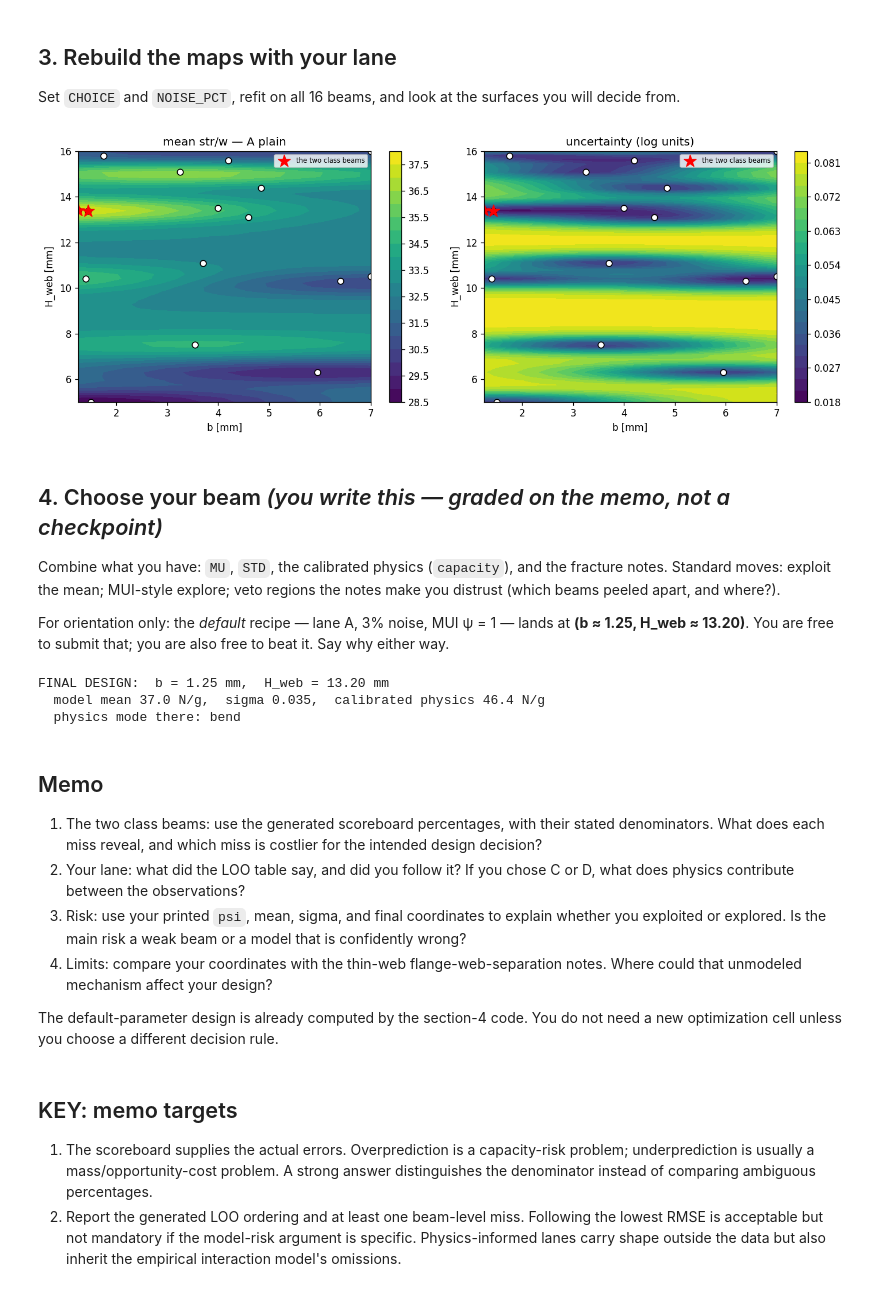
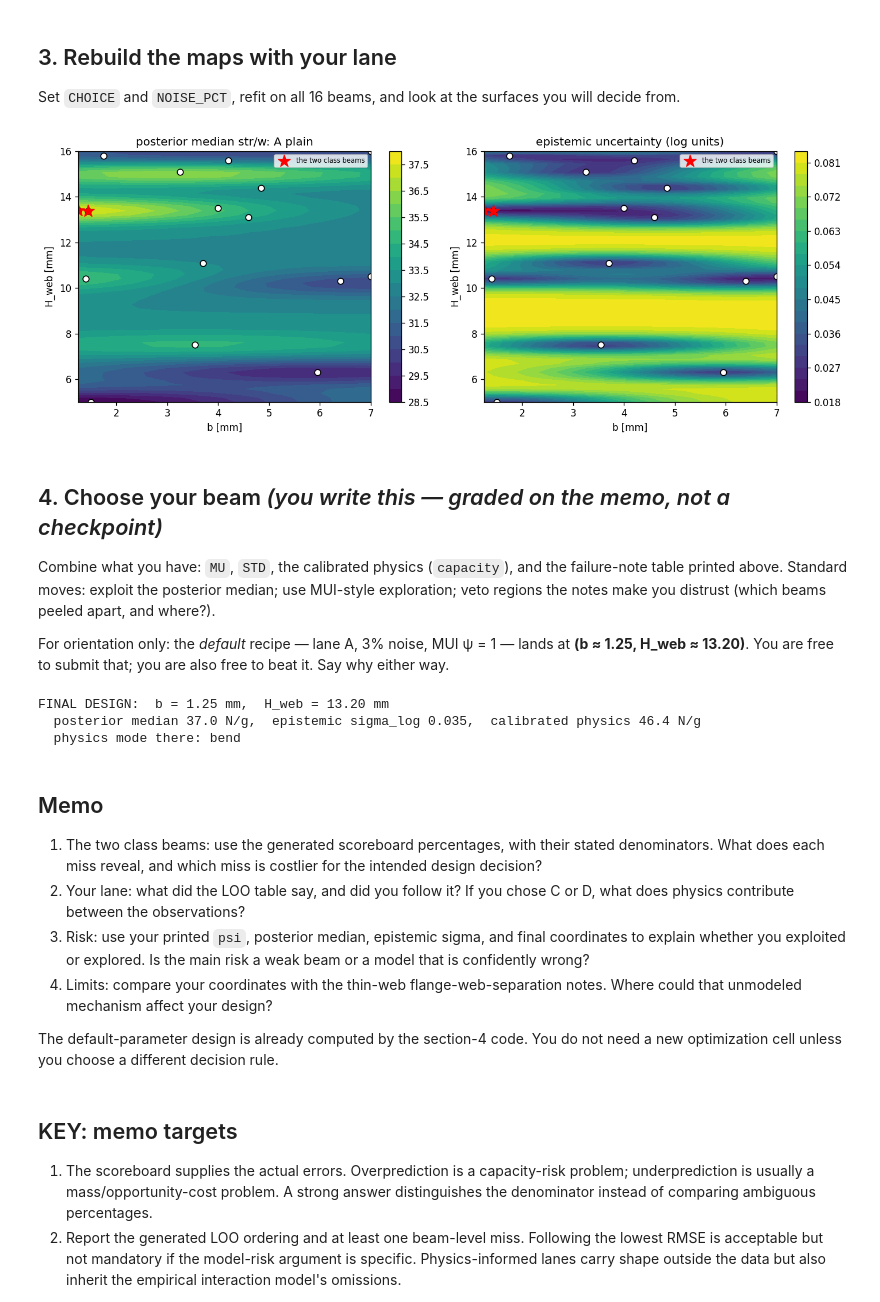
Before and after one commit to andrewvoss8-boop/core-me-data-science-activities-public, a Jupyter notebook: me323/Module1_drafts/ME323_Module1_Submission1_Design_KEY.ipynb, the cells around one changed output. Saved outputs shown, nothing was run; the diff lists cells and outputs as text; code cells hidden in the pictures.

Commit message:
Align Module 1 mass and uncertainty semantics
Distinguish measured from estimated mass, carry aleatory noise into future-beam bounds, and synchronize the notebooks, rubric, and lecture decks.

```diff
--- a/me323/Module1_drafts/ME323_Module1_Submission1_Design_KEY.ipynb
+++ b/me323/Module1_drafts/ME323_Module1_Submission1_Design_KEY.ipynb
@@ -42,18 +44,28 @@ except Exception:
     df = pd.read_csv("student_beams_B10_L150.csv"); print("loaded local copy")
 df = df.rename(columns={"b_mm": "b", "H_web_mm": "H"})
 
-def mass_g(b, H):
+def estimated_mass_g(b, H):
     A = b * H + B * (TH - H)      # cross-section area, mm^2
     return KMASS * A              # grams
-df["mass_g"] = mass_g(df.b, df.H)
+df["mass_est_g"] = estimated_mass_g(df.b, df.H)
+df["mass_delta_g"] = df.weight_g - df.mass_est_g
+df["mass_delta_pct"] = 100*df.mass_delta_g/df.mass_est_g
 print(len(df), "tested beams")
 
-new = pd.DataFrame([dict(beam_id=15, b=1.25, H=13.4, strength_N=483.0),
-                    dict(beam_id=16, b=1.44, H=13.39, strength_N=509.7)])
-new["mass_g"] = mass_g(new.b, new.H)
+new = pd.DataFrame([
+    dict(beam_id=15, b=1.25, H=13.4, strength_N=483.0,
+         failure_note="equation-query result; observed morphology not supplied"),
+    dict(beam_id=16, b=1.44, H=13.39, strength_N=509.7,
+         failure_note="locked-GP-query result; observed morphology not supplied"),
+])
+new["weight_g"] = np.nan
+new["mass_est_g"] = estimated_mass_g(new.b, new.H)
 df = pd.concat([df, new], ignore_index=True)
-df["str_to_weight"] = df.strength_N / df.mass_g
+df["str_to_weight"] = df.strength_N / df.mass_est_g
 print(len(df), "beams. best observed:", round(df.str_to_weight.max(), 2), "N/g")
+pd.set_option("display.max_colwidth", None)
+print("\nFailure-note evidence available to the design decision:")
+print(df[["beam_id", "b", "H", "failure_note"]].to_string(index=False))
 # %% [output]
 loaded from GitHub
 14 tested beams
@@ -151,7 +177,8 @@ def fit_gp(data, alpha=0.03**2, feats=("b", "H"), target="log_sw"):
     X = data[list(feats)].values.astype(float)
     fmu, fsd = X.mean(0), X.std(0) + 1e-12
     if target == "log_sw":
-        y = np.log(data.strength_N.values / mass_g(data.b.values, data.H.values))
+        y = np.log(data.strength_N.values /
+                   estimated_mass_g(data.b.values, data.H.values))
     elif target == "log_strength":
         y = np.log(data.strength_N.values.astype(float))
     else:                                    # log residual vs calibrated physics
@@ -169,7 +196,7 @@ def predict_sw(gp, fmu, fsd, ymean, bq, Hq, target, feats):
     Xq = build_feats(bq, Hq, feats)
     mu, sd = gp.predict((Xq - fmu)/fsd, return_std=True)
     mu = mu + ymean
-    mass = mass_g(np.asarray(bq, float), np.asarray(Hq, float))
+    mass = estimated_mass_g(np.asarray(bq, float), np.asarray(Hq, float))
     if target == "log_sw":
         sw = np.exp(mu)
     elif target == "log_strength":
@@ -238,29 +265,31 @@ you will decide from.
 # %%
 CHOICE = "A plain"      # <<< your lane
 NOISE_PCT = 3           # <<< your assumed noise, percent
 
 gpF, fmuF, fsdF, ymF, cfgF = fit_lane(df, CHOICE, alpha=(NOISE_PCT/100)**2)
 bg = np.linspace(1.25, 7.0, 60); Hg = np.linspace(5.0, 16.0, 60)
 BB, HH = np.meshgrid(bg, Hg)
 SWg, SDg = predict_sw(gpF, fmuF, fsdF, ymF, BB.ravel(), HH.ravel(),
                       cfgF["target"], cfgF["feats"])
 MU, STD = SWg.reshape(BB.shape), SDg.reshape(BB.shape)
 
 fig, ax = plt.subplots(1, 2, figsize=(12, 4.6))
-for a, Z, t in [(ax[0], MU, f"mean str/w — {CHOICE}"), (ax[1], STD, "uncertainty (log units)")]:
+for a, Z, t in [(ax[0], MU, f"posterior median str/w: {CHOICE}"),
+                (ax[1], STD, "epistemic uncertainty (log units)")]:
     cf = a.contourf(BB, HH, Z, levels=20); fig.colorbar(cf, ax=a)
     a.scatter(df.b, df.H, c="w", edgecolor="k", s=40)
     a.scatter(df.b.iloc[-2:], df.H.iloc[-2:], c="red", marker="*", s=170,
               label="the two class beams")
     a.set_xlabel("b [mm]"); a.set_ylabel("H_web [mm]"); a.set_title(t); a.legend(fontsize=7)
 plt.tight_layout(); plt.show()
 # %% [output]
-[figure, old version]
+[figure, new version]
 # %% [markdown]
 ## 4. Choose your beam *(you write this — graded on the memo, not a checkpoint)*
 
 Combine what you have: `MU`, `STD`, the calibrated physics (`capacity`), and
-the fracture notes. Standard moves: exploit the mean; MUI-style explore; veto
+the failure-note table printed above. Standard moves: exploit the posterior
+median; use MUI-style exploration; veto
 regions the notes make you distrust (which beams peeled apart, and where?).
 
 For orientation only: the *default* recipe — lane A, 3% noise, MUI ψ = 1 —
@@ -272,12 +301,12 @@ score = np.log(MU) + psi*STD               # <<< your rule (this is MUI in log s
 i = np.unravel_index(np.argmax(score), score.shape)
 b_final, H_final = float(BB[i]), float(HH[i])
 print(f"FINAL DESIGN:  b = {b_final:.2f} mm,  H_web = {H_final:.2f} mm")
-print(f"  model mean {MU[i]:.1f} N/g,  sigma {STD[i]:.3f},  "
-      f"calibrated physics {capacity(b_final, H_final, SY_CAL, K_CAL, CS_CAL)/mass_g(b_final, H_final):.1f} N/g")
+print(f"  posterior median {MU[i]:.1f} N/g,  epistemic sigma_log {STD[i]:.3f},  "
+      f"calibrated physics {capacity(b_final, H_final, SY_CAL, K_CAL, CS_CAL)/estimated_mass_g(b_final, H_final):.1f} N/g")
 print(f"  physics mode there: {gov_mode(b_final, H_final, SY_CAL, K_CAL, CS_CAL)}")
 # %% [output]
 FINAL DESIGN:  b = 1.25 mm,  H_web = 13.20 mm
-  model mean 37.0 N/g,  sigma 0.035,  calibrated physics 46.4 N/g
+  posterior median 37.0 N/g,  epistemic sigma_log 0.035,  calibrated physics 46.4 N/g
   physics mode there: bend
 # %% [markdown]
 ## Memo
@@ -287,7 +316,7 @@ FINAL DESIGN:  b = 1.25 mm,  H_web = 13.20 mm
    for the intended design decision?
 2. Your lane: what did the LOO table say, and did you follow it? If you chose
    C or D, what does physics contribute between the observations?
-3. Risk: use your printed `psi`, mean, sigma, and final coordinates to explain
+3. Risk: use your printed `psi`, posterior median, epistemic sigma, and final coordinates to explain
    whether you exploited or explored. Is the main risk a weak beam or a model
    that is confidently wrong?
 4. Limits: compare your coordinates with the thin-web flange-web-separation
```
Also changed, not shown: parts of 3 cells of this notebook, 41 other files.
